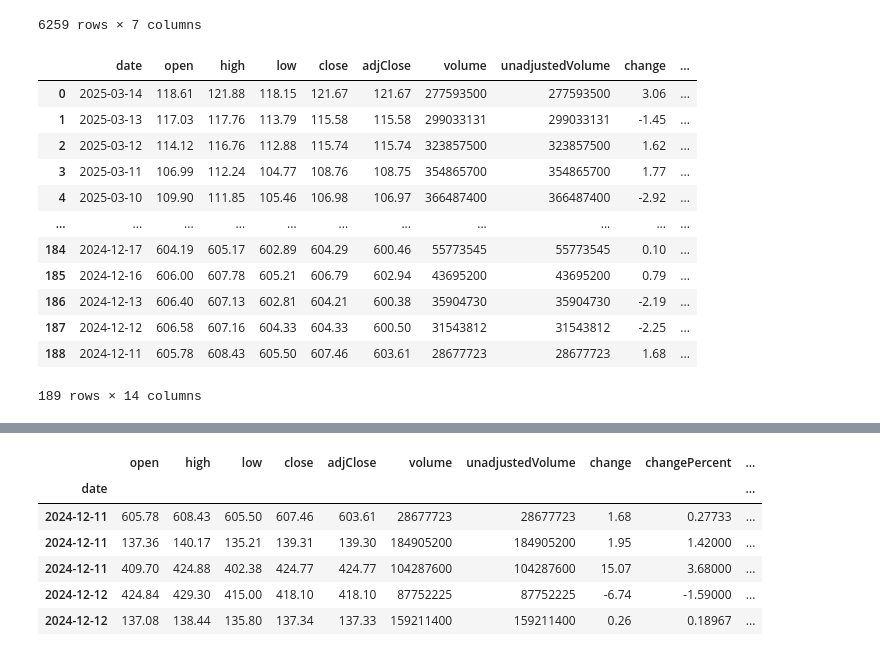
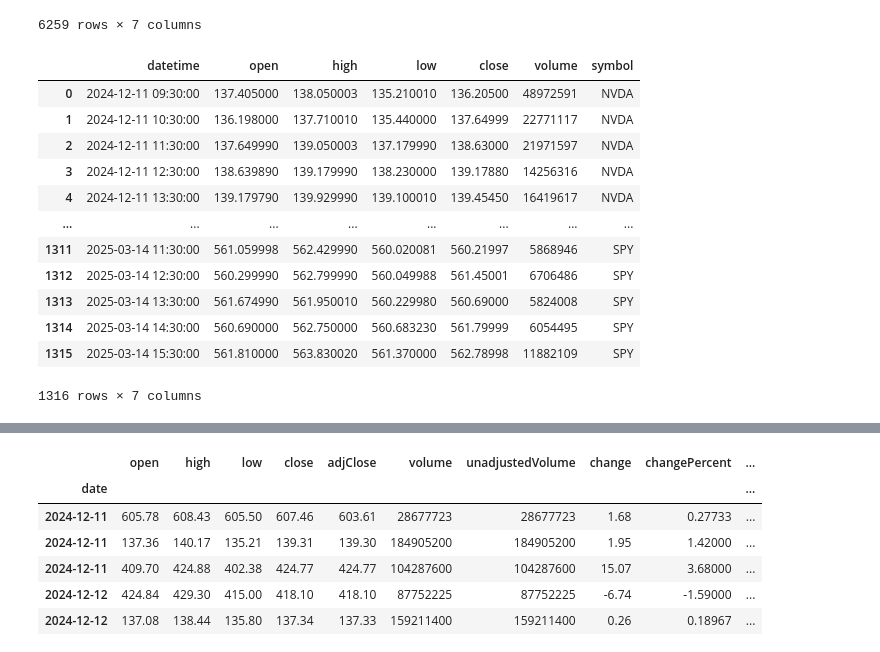
Before and after one commit to jenniferYeeee/NLP_Stock_Prediction, a Jupyter notebook: reddit_related/reddit_processor.ipynb, the cells around one changed output, grey strips where cells are left out. Drawn from its saved outputs; the diff is of its cells as text; code cells hidden in the pictures.

Commit message:
Add hourly stocks data

```diff
--- a/reddit_related/reddit_processor.ipynb
+++ b/reddit_related/reddit_processor.ipynb
@@ -30,20 +30,20 @@ df
 | 6258 | comment_in_dd | SPY | m1e9vw4 | # **TLDR**\n\n---\n\n**Ticker:** ... | 15 | 2024-12-10 18:25 | 1hb8gjr |
 6259 rows × 7 columns
 # %%
-stock_data = pd.read_csv('../stock_price_related/all_historical_data.csv')
+stock_data = pd.read_csv('../stock_price_related/all_hourly_data.csv')
 stock_data
 # %% [output]
-|  | date | open | high | low | close | adjClose | volume | unadjustedVolume | change | ... |
-| 0 | 2025-03-14 | 118.61 | 121.88 | 118.15 | 121.67 | 121.67 | 277593500 | 277593500 | 3.06 | ... |
-| 1 | 2025-03-13 | 117.03 | 117.76 | 113.79 | 115.58 | 115.58 | 299033131 | 299033131 | -1.45 | ... |
-| 2 | 2025-03-12 | 114.12 | 116.76 | 112.88 | 115.74 | 115.74 | 323857500 | 323857500 | 1.62 | ... |
-| 3 | 2025-03-11 | 106.99 | 112.24 | 104.77 | 108.76 | 108.75 | 354865700 | 354865700 | 1.77 | ... |
-| 4 | 2025-03-10 | 109.90 | 111.85 | 105.46 | 106.98 | 106.97 | 366487400 | 366487400 | -2.92 | ... |
-| ... | ... | ... | ... | ... | ... | ... | ... | ... | ... | ... |
-| 184 | 2024-12-17 | 604.19 | 605.17 | 602.89 | 604.29 | 600.46 | 55773545 | 55773545 | 0.10 | ... |
-| 185 | 2024-12-16 | 606.00 | 607.78 | 605.21 | 606.79 | 602.94 | 43695200 | 43695200 | 0.79 | ... |
-| 186 | 2024-12-13 | 606.40 | 607.13 | 602.81 | 604.21 | 600.38 | 35904730 | 35904730 | -2.19 | ... |
-| 187 | 2024-12-12 | 606.58 | 607.16 | 604.33 | 604.33 | 600.50 | 31543812 | 31543812 | -2.25 | ... |
-| 188 | 2024-12-11 | 605.78 | 608.43 | 605.50 | 607.46 | 603.61 | 28677723 | 28677723 | 1.68 | ... |
+|  | datetime | open | high | low | close | volume | symbol |
+| 0 | 2024-12-11 09:30:00 | 137.405000 | 138.050003 | 135.210010 | 136.20500 | 48972591 | NVDA |
+| 1 | 2024-12-11 10:30:00 | 136.198000 | 137.710010 | 135.440000 | 137.64999 | 22771117 | NVDA |
+| 2 | 2024-12-11 11:30:00 | 137.649990 | 139.050003 | 137.179990 | 138.63000 | 21971597 | NVDA |
+| 3 | 2024-12-11 12:30:00 | 138.639890 | 139.179990 | 138.230000 | 139.17880 | 14256316 | NVDA |
+| 4 | 2024-12-11 13:30:00 | 139.179790 | 139.929990 | 139.100010 | 139.45450 | 16419617 | NVDA |
+| ... | ... | ... | ... | ... | ... | ... | ... |
+| 1311 | 2025-03-14 11:30:00 | 561.059998 | 562.429990 | 560.020081 | 560.21997 | 5868946 | SPY |
+| 1312 | 2025-03-14 12:30:00 | 560.299990 | 562.799990 | 560.049988 | 561.45001 | 6706486 | SPY |
+| 1313 | 2025-03-14 13:30:00 | 561.674990 | 561.950010 | 560.229980 | 560.69000 | 5824008 | SPY |
+| 1314 | 2025-03-14 14:30:00 | 560.690000 | 562.750000 | 560.683230 | 561.79999 | 6054495 | SPY |
+| 1315 | 2025-03-14 15:30:00 | 561.810000 | 563.830020 | 561.370000 | 562.78998 | 11882109 | SPY |
-189 rows × 14 columns
+1316 rows × 7 columns
 # %%
```
Also changed, not shown: parts of 1 cell of this notebook, 14 other files.
